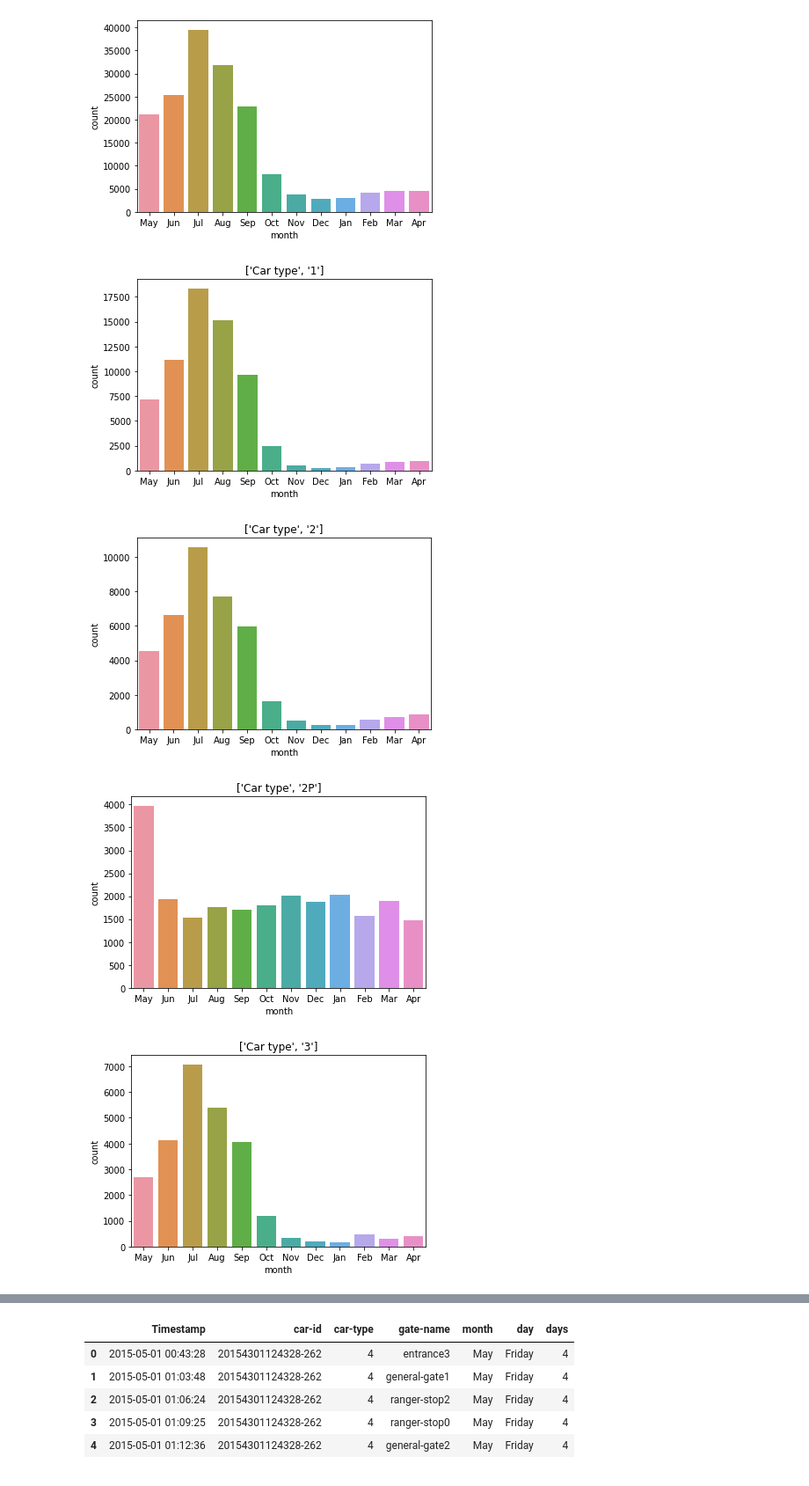
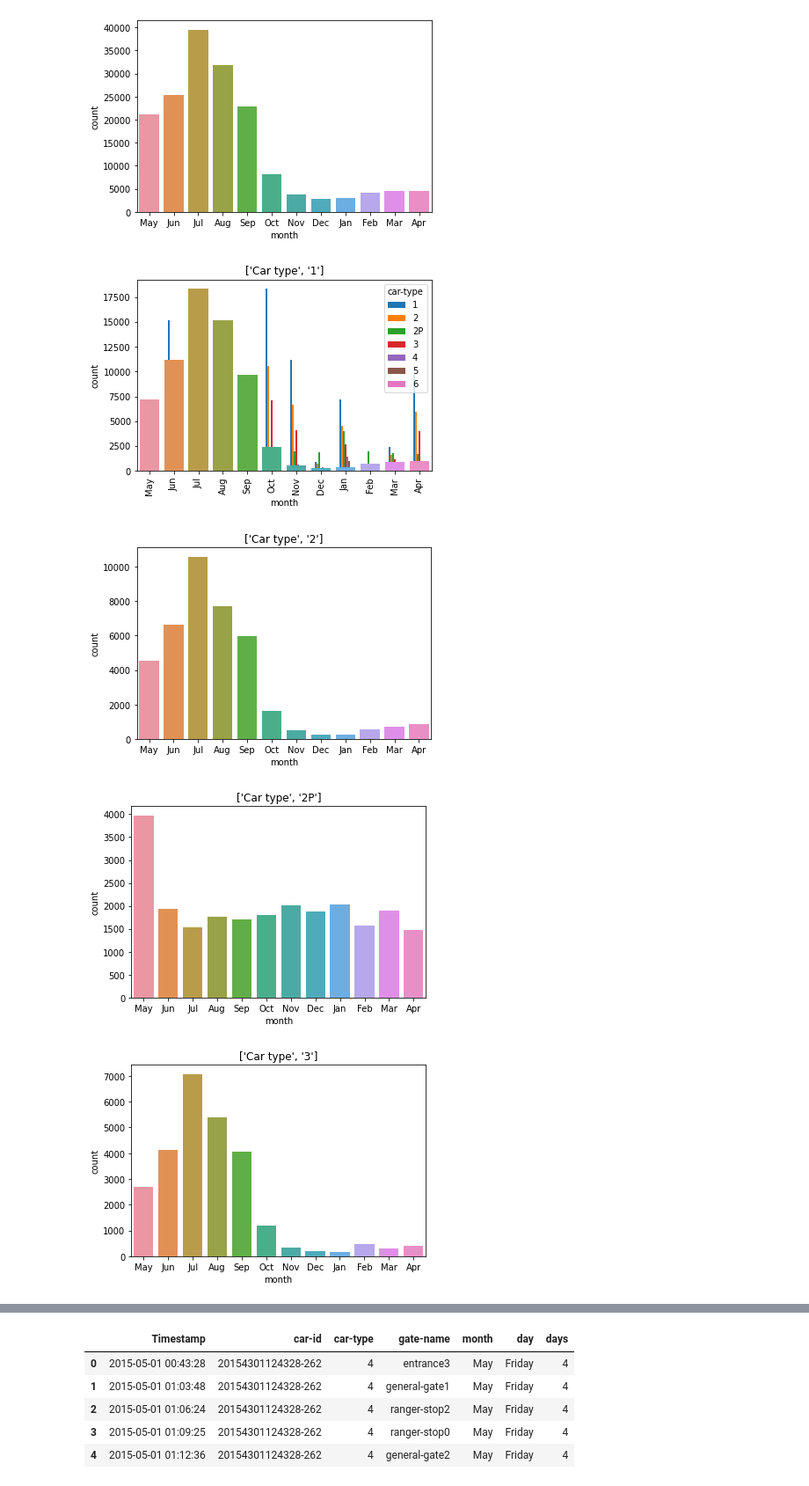
Before and after one commit to dollberk/Patterns_of_Life_Capstone, a Jupyter notebook: Capstone_Final.ipynb, the cells around one changed output, grey strips where cells are left out. Shown at 88% size. Saved outputs shown, nothing was run; the diff lists cells and outputs as text; code cells hidden in the pictures.

Commit message:
A few visuals

```diff
--- a/Capstone_Final.ipynb
+++ b/Capstone_Final.ipynb
@@ -488,12 +485,16 @@ sns.countplot(x=data.month)
 <AxesSubplot:xlabel='month', ylabel='count'>
 [figure]
 # %%
+#could use some fixing up visually, but all the graphs can be put into 1
+month_df = data.groupby(['month', 'car-type']).size().unstack(level=1)
+month_df.plot(kind='bar')
+
 # visualize data grouped by car type and month
-for t in sorted(data['car-type'].unique()):
-    sns.countplot(x=data.month[data['car-type']==t]).set(title=["Car type", t])
-    plt.show()
+# for t in sorted(data['car-type'].unique()):
+#     sns.countplot(x=data.month[data['car-type']==t]).set(title=["Car type", t])
+#     plt.show()
 # %% [output]
-[figure, old version]
+[figure, new version]
 [figure]
 [figure]
 [figure]
```
Also changed, not shown: parts of 8 cells of this notebook.
